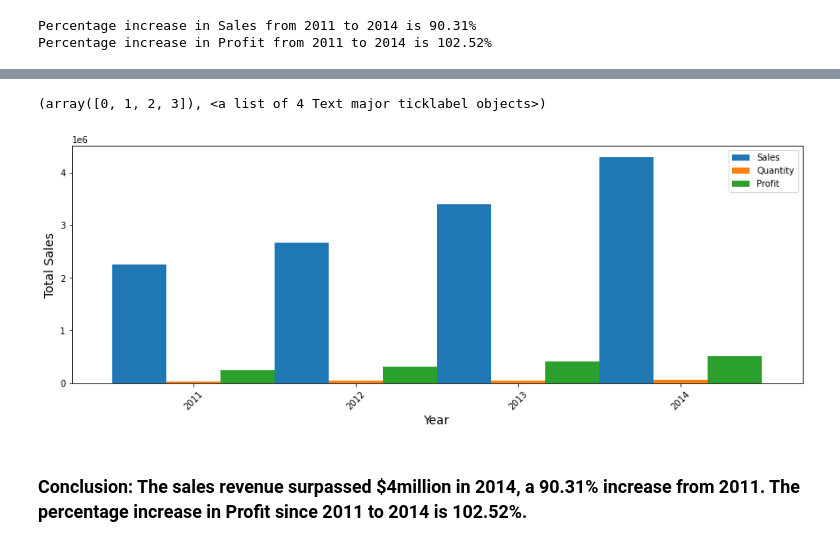
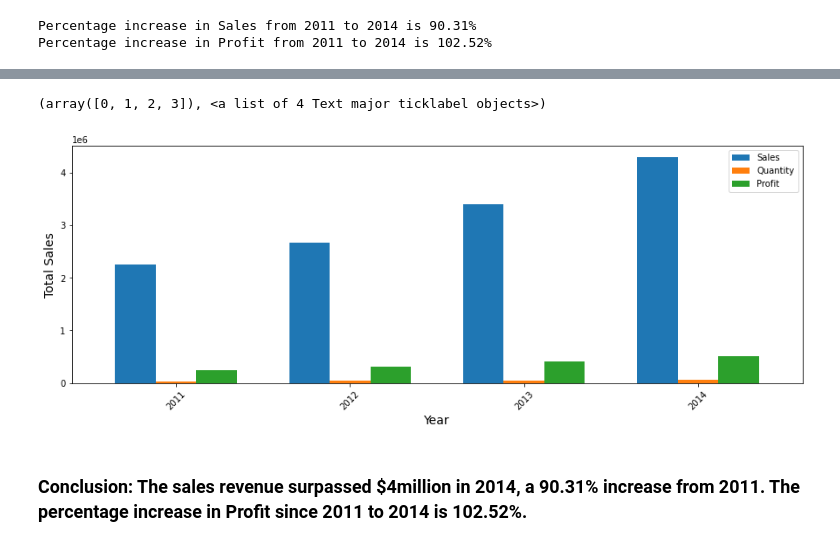
Before and after one commit to lmharlem/Project_GlobalSuperStore, a Jupyter notebook: GlobalSuperstore.ipynb, the cells around one changed output, grey strips where cells are left out. Saved outputs shown, nothing was run; the diff lists cells and outputs as text; code cells hidden in the pictures.

Commit message:
Updated comments, added categorical graph

```diff
--- a/GlobalSuperstore.ipynb
+++ b/GlobalSuperstore.ipynb
@@ -208,8 +211,9 @@ df
 | 51289 | 2012-05-22 | 61.380 | 3 | Consumer | Office Supplies | 1.8000 | Nicaragua | 2012 |
 51290 rows × 8 columns
 # %%
-df2 = df.groupby('Year').sum().iloc[0:4]
-df2
+#Creating dataframe with the grouped year data
+group_year = df.groupby('Year').sum().iloc[0:4]
+group_year
 # %% [output]
 |  | Sales | Quantity | Profit |
 | Year |  |  |  |
@@ -230,6 +233,3 @@ print(f'Percentage increase in Profit from 2011 to 2014 is {percent_profit_float
 # %% [output]
 Percentage increase in Sales from 2011 to 2014 is 90.31%
 Percentage increase in Profit from 2011 to 2014 is 102.52%
-# %%
-group_year =  df.groupby('Year').sum()
-group_year
@@ -243,11 +236,11 @@ group_year
 # %%
-by_year = group_year.plot(kind='bar', width=1, align = 'center', figsize = (15,5))
+by_year = group_year.plot(kind='bar', width=.7, align = 'center', figsize = (15,5))
 by_year.set_xlabel("Year", size = 14)
 by_year.set_ylabel("Total Sales", size = 14)
 plt.xticks(rotation=45)
 # %% [output]
 (array([0, 1, 2, 3]), <a list of 4 Text major ticklabel objects>)
-[figure, old version]
+[figure, new version]
 # %% [markdown]
 ### Conclusion: The sales revenue surpassed $4million in 2014, a 90.31% increase from 2011. The percentage increase in Profit since 2011 to 2014 is 102.52%.
 # %% [markdown]
```
Also changed, not shown: parts of 13 cells of this notebook.
